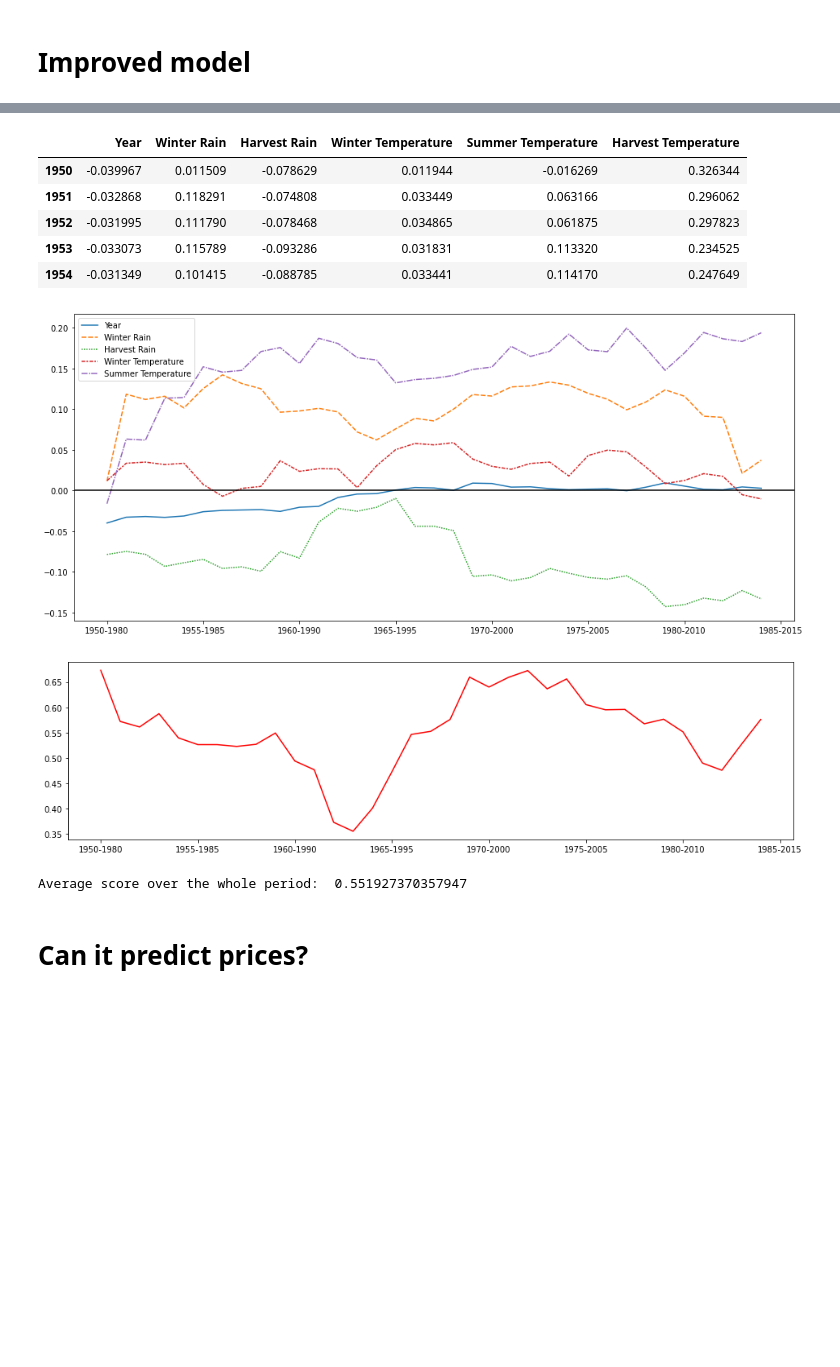
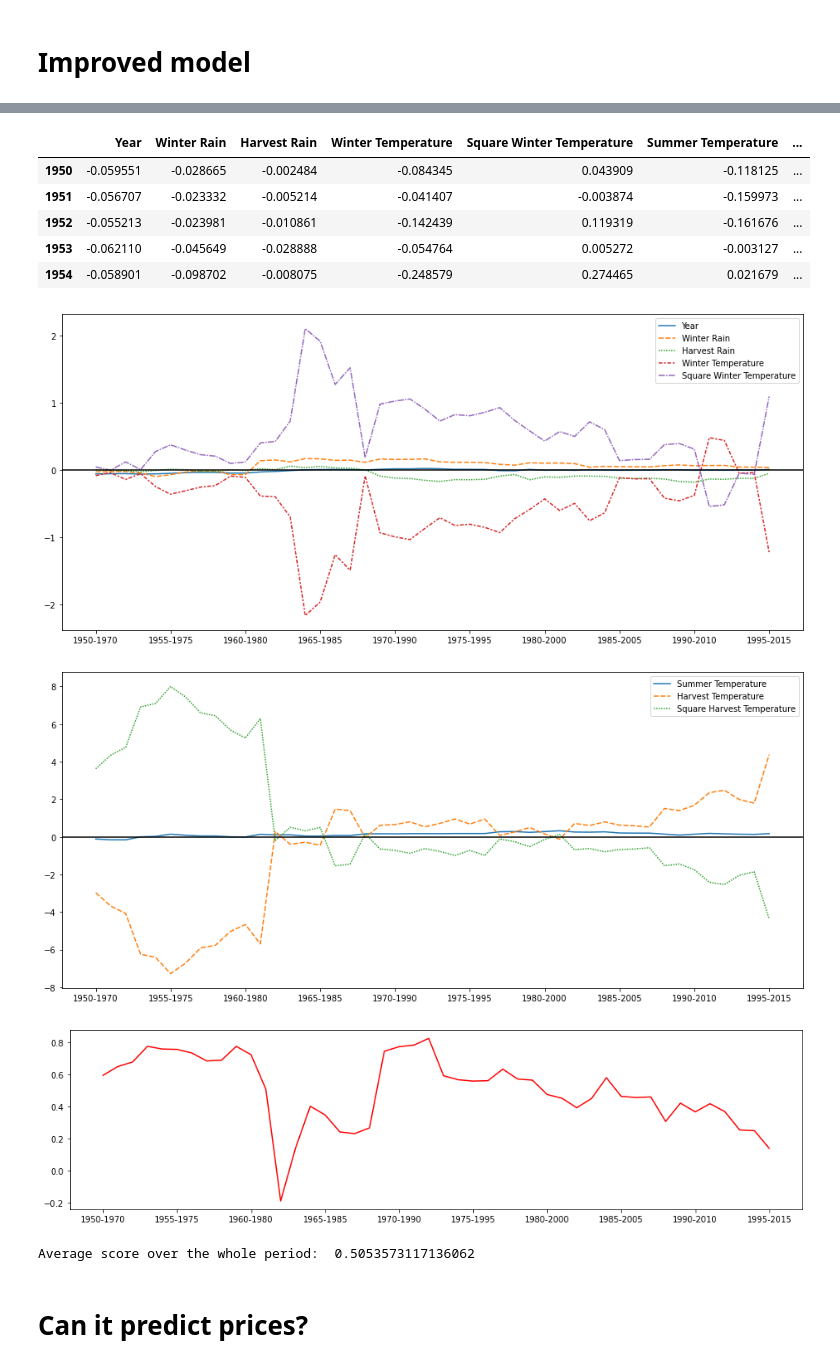
Before and after one commit to RoucherA/GrandCruClassifier, a Jupyter notebook: regression.ipynb, the cells around one changed output, grey strips where cells are left out. Saved outputs shown, nothing was run; the diff lists cells and outputs as text; code cells hidden in the pictures; blank space fills up the shorter version.

```diff
--- a/regression.ipynb
+++ b/regression.ipynb
@@ -79,13 +82,13 @@ This score is quite good, but not as impressive as in the first experiment. This
 from sklearn.preprocessing import StandardScaler
 
 def model_tester(X, y):
-    coefficients = pd.DataFrame(0, index = ['Year']+X.columns.to_list(), columns=range(1950,1985))
+    coefficients = pd.DataFrame(0, index = ['Year']+X.columns.to_list(), columns=range(1950,1996))
     scores = []
     X = pd.DataFrame(StandardScaler().fit_transform(X), index=X.index, columns=X.columns)
 
     for column in coefficients:
         oldest_vintage = column
-        newest_vintage = column + 30
+        newest_vintage = column + 20
 
         y_ex = y.loc[oldest_vintage:newest_vintage+1,'Log Price'].reset_index(drop=True)
         X_ex = X.loc[oldest_vintage:newest_vintage+1,:].reset_index()
@@ -94,7 +97,7 @@ def model_tester(X, y):
         coefs = pd.Series(model.coef_)
         coefs.index = coefficients.index
         coefficients[column] = coefs
-        scores.append(model.score(X_ex,y_ex))
+        scores.append(r2_score(model.predict(X_ex),y_ex))
 
     coefficients = coefficients.transpose()
     display(coefficients.head())
@@ -102,6 +105,6 @@ def model_tester(X, y):
 
 
 #We will need ticks correspoding to our rolling windows for the graphs
-labels = [str(i)+'-'+str(i+30) for i in range(1950,1986,5)]
+labels = [str(i)+'-'+str(i+20) for i in range(1950,1996,5)]
 # %%
 coefficients, scores = model_tester(X, y)
@@ -240,8 +244,11 @@ X = pd.DataFrame(index = precipitations.index)
 
 X['Winter Rain'] =  precipitations.shift(1)['Dec'] # really important
 
+#X['Square Winter Rain'] =  X['Winter Rain']**2
 
 X['Harvest Rain'] =  precipitations['Mai']+precipitations['Jui']+precipitations['Juil']+precipitations['Aou']+ precipitations['Sep']*2
+
+#X['Square Harvest Rain'] =  X['Harvest Rain']**2
 
 
 
@@ -250,16 +257,32 @@ X['Winter Temperature'] = \
     (temp_maximals['Jan'] + temp_minimals['Jan'])+\
     (temp_maximals['Fev'] + temp_minimals['Fev'])
 
+X['Square Winter Temperature'] = X['Winter Temperature']**2
 
 X['Summer Temperature'] = \
     (temp_maximals['Mai'] + temp_minimals['Mai'])+\
     (temp_maximals['Jui'] + temp_minimals['Jui'])*2+\
     (temp_maximals['Juil'] + temp_minimals['Juil'])
 
+#X['Square Summer Temperature'] = X['Summer Temperature']**2
+
+
 X['Harvest Temperature'] = \
                     (temp_maximals['Aou'] + temp_minimals['Aou'])+\
                     (temp_maximals['Sep'] + temp_minimals['Sep'])*3+\
                     (temp_maximals['Oct'] + temp_minimals['Oct'])*2
+
+
+X['Square Harvest Temperature'] = X['Harvest Temperature']**2
+
+
+
+
+#X['Frost Days'] = frost_days['Fev']+2*frost_days['Mar']+ 3*frost_days['Avr']+ 3*(frost_days['Mai'] + frost_days['Jui'])
+
+#X['Square Frost Days'] = X['Frost Days']**2
+
+#X['Insulation'] = insulation.iloc[:,0] # negative on mean r2 and bad scores
 # %%
 y_ex = y.loc[oldest_vintage:newest_vintage+1,:].reset_index(drop=True)
 X_ex = X.loc[oldest_vintage:newest_vintage+1,:].reset_index()
@@ -277,26 +300,32 @@ plt.show()
 # %%
 coefficients, scores = model_tester(X, y)
 
 plt.figure(figsize=(16,7))
 sns.lineplot(data=coefficients.iloc[:,:5]).axhline(0., color='black')
-plt.xticks(range(1950,1986,5),labels=labels)
+plt.xticks(range(1950,1996,5),labels=labels)
+plt.show()
+
+plt.figure(figsize=(16,7))
+sns.lineplot(data=coefficients.iloc[:,5:]).axhline(0., color='black')
+plt.xticks(range(1950,1996,5),labels=labels)
 plt.show()
 
 plt.figure(figsize=(16,4))
 plt.plot(scores, color='red')
-plt.xticks(range(0,36,5),labels=labels)
+plt.xticks(range(0,46,5),labels=labels)
 plt.show()
 print('Average score over the whole period: ',np.mean(scores))
 # %% [output]
-|  | Year | Winter Rain | Harvest Rain | Winter Temperature | Summer Temperature | Harvest Temperature |
-| 1950 | -0.039967 | 0.011509 | -0.078629 | 0.011944 | -0.016269 | 0.326344 |
-| 1951 | -0.032868 | 0.118291 | -0.074808 | 0.033449 | 0.063166 | 0.296062 |
-| 1952 | -0.031995 | 0.111790 | -0.078468 | 0.034865 | 0.061875 | 0.297823 |
-| 1953 | -0.033073 | 0.115789 | -0.093286 | 0.031831 | 0.113320 | 0.234525 |
-| 1954 | -0.031349 | 0.101415 | -0.088785 | 0.033441 | 0.114170 | 0.247649 |
+|  | Year | Winter Rain | Harvest Rain | Winter Temperature | Square Winter Temperature | Summer Temperature | ... |
+| 1950 | -0.059551 | -0.028665 | -0.002484 | -0.084345 | 0.043909 | -0.118125 | ... |
+| 1951 | -0.056707 | -0.023332 | -0.005214 | -0.041407 | -0.003874 | -0.159973 | ... |
+| 1952 | -0.055213 | -0.023981 | -0.010861 | -0.142439 | 0.119319 | -0.161676 | ... |
+| 1953 | -0.062110 | -0.045649 | -0.028888 | -0.054764 | 0.005272 | -0.003127 | ... |
+| 1954 | -0.058901 | -0.098702 | -0.008075 | -0.248579 | 0.274465 | 0.021679 | ... |
-[figure, old version]
+[figure, new version]
-[figure, old version]
+[figure, new version]
+[figure, added]
-Average score over the whole period:  0.551927370357947
+Average score over the whole period:  0.5053573117136062
 # %% [markdown]
 # Can it predict prices?
 # %%
```
Also changed, not shown: parts of 12 cells of this notebook, 5 other files.
